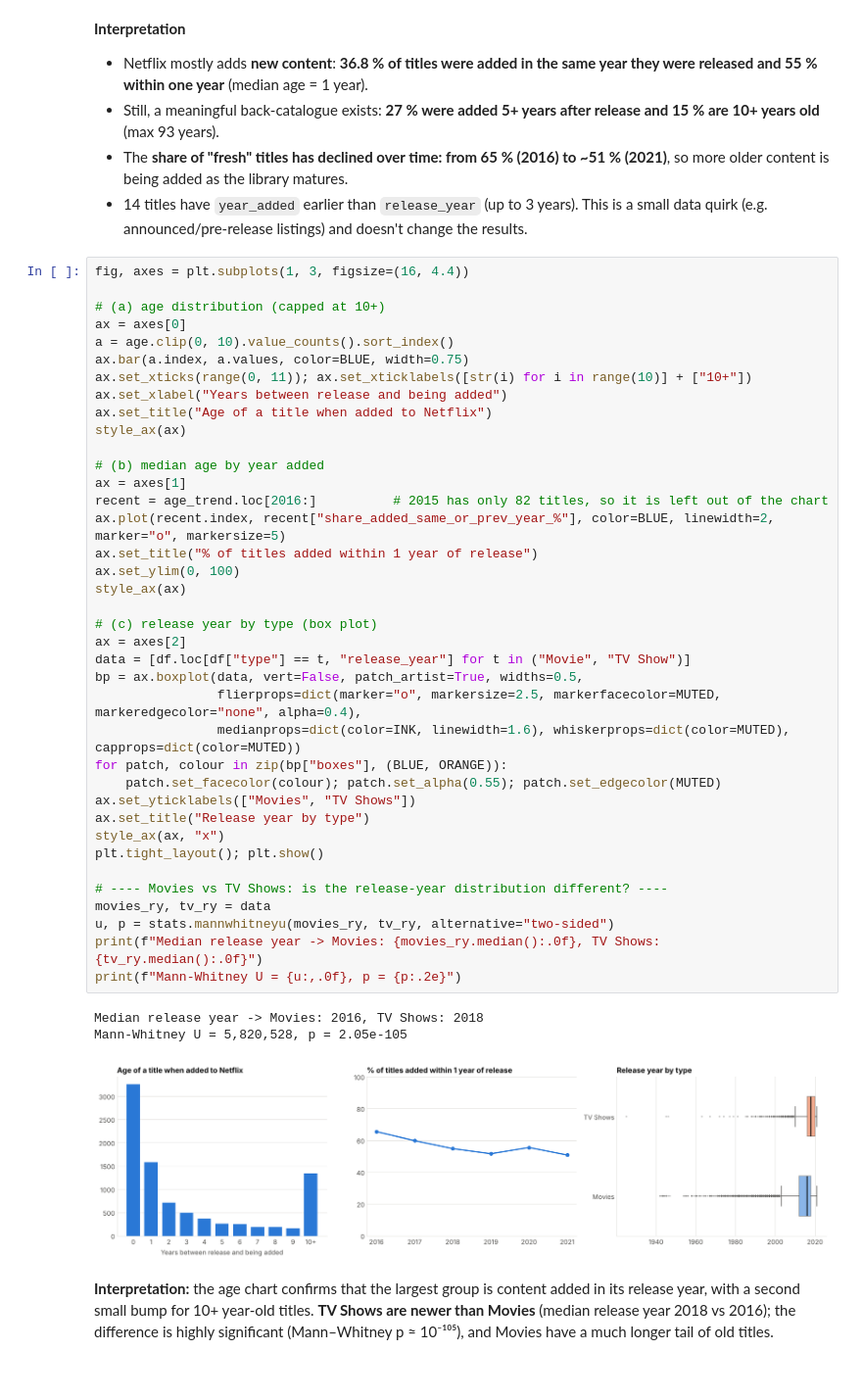
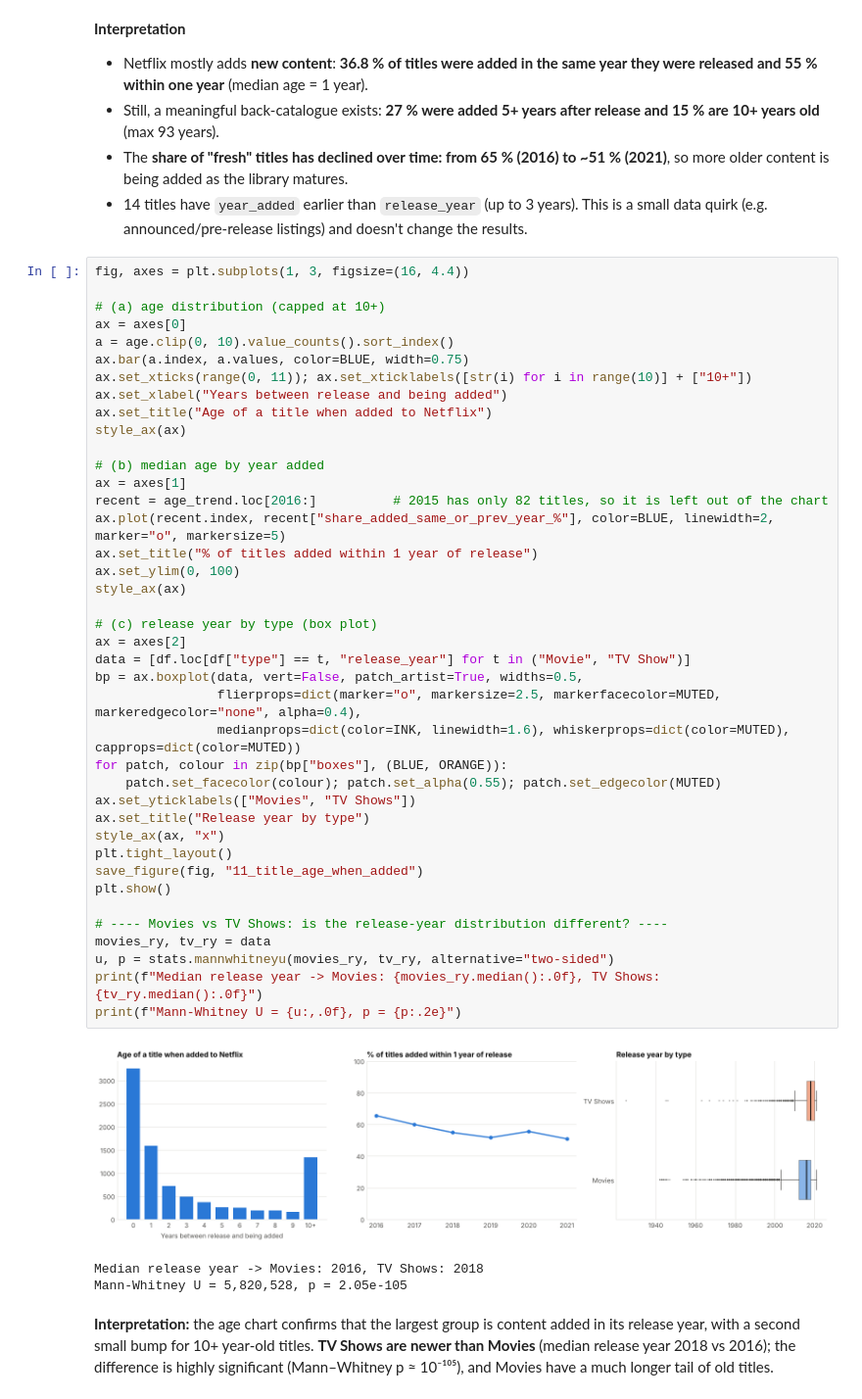
Before and after one commit to Simprabh/Netflix-Content-Evolution, a Jupyter notebook: notebooks/Netflix_EDA_Analysis.ipynb, the cells around one changed output. Shown at 98% size. Cells and saved outputs as stored; diff of their text form.

```diff
--- a/notebooks/Netflix_EDA_Analysis.ipynb
+++ b/notebooks/Netflix_EDA_Analysis.ipynb
@@ -916,37 +944,39 @@ ax.set_xticks(range(0, 11)); ax.set_xticklabels([str(i) for i in range(10)] + ["
 ax.set_xlabel("Years between release and being added")
 ax.set_title("Age of a title when added to Netflix")
 style_ax(ax)
 
 # (b) median age by year added
 ax = axes[1]
 recent = age_trend.loc[2016:]          # 2015 has only 82 titles, so it is left out of the chart
 ax.plot(recent.index, recent["share_added_same_or_prev_year_%"], color=BLUE, linewidth=2, marker="o", markersize=5)
 ax.set_title("% of titles added within 1 year of release")
 ax.set_ylim(0, 100)
 style_ax(ax)
 
 # (c) release year by type (box plot)
 ax = axes[2]
 data = [df.loc[df["type"] == t, "release_year"] for t in ("Movie", "TV Show")]
 bp = ax.boxplot(data, vert=False, patch_artist=True, widths=0.5,
                 flierprops=dict(marker="o", markersize=2.5, markerfacecolor=MUTED, markeredgecolor="none", alpha=0.4),
                 medianprops=dict(color=INK, linewidth=1.6), whiskerprops=dict(color=MUTED), capprops=dict(color=MUTED))
 for patch, colour in zip(bp["boxes"], (BLUE, ORANGE)):
     patch.set_facecolor(colour); patch.set_alpha(0.55); patch.set_edgecolor(MUTED)
 ax.set_yticklabels(["Movies", "TV Shows"])
 ax.set_title("Release year by type")
 style_ax(ax, "x")
-plt.tight_layout(); plt.show()
+plt.tight_layout()
+save_figure(fig, "11_title_age_when_added")
+plt.show()
 
 # ---- Movies vs TV Shows: is the release-year distribution different? ----
 movies_ry, tv_ry = data
 u, p = stats.mannwhitneyu(movies_ry, tv_ry, alternative="two-sided")
 print(f"Median release year -> Movies: {movies_ry.median():.0f}, TV Shows: {tv_ry.median():.0f}")
 print(f"Mann-Whitney U = {u:,.0f}, p = {p:.2e}")
 # %% [output]
+[figure]
 Median release year -> Movies: 2016, TV Shows: 2018
 Mann-Whitney U = 5,820,528, p = 2.05e-105
-[figure]
 # %% [markdown]
 
 **Interpretation:** the age chart confirms that the largest group is content added in its release year, with a second small bump for 10+ year-old titles. **TV Shows are newer than Movies** (median release year 2018 vs 2016); the difference is highly significant (Mann–Whitney p ≈ 10⁻¹⁰⁵), and Movies have a much longer tail of old titles.
```
Also changed, not shown: parts of 12 cells of this notebook, 13 other files.
